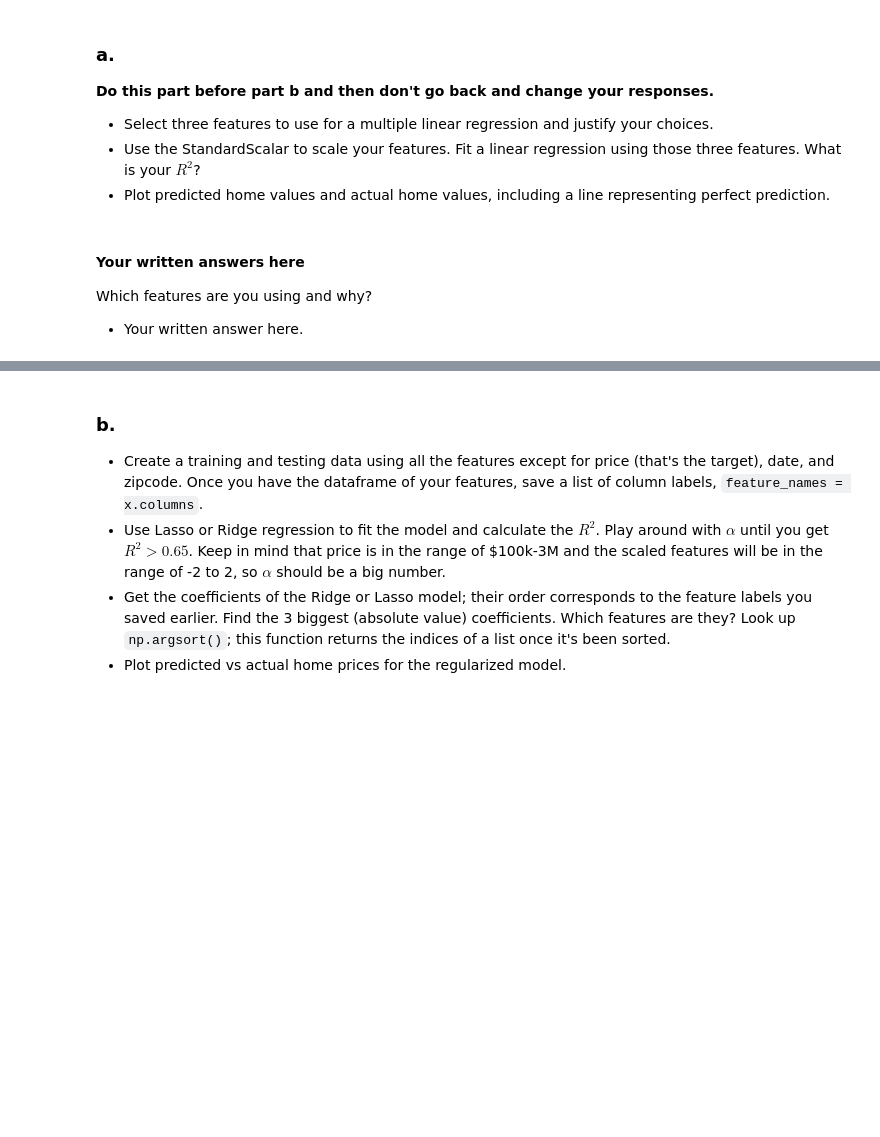
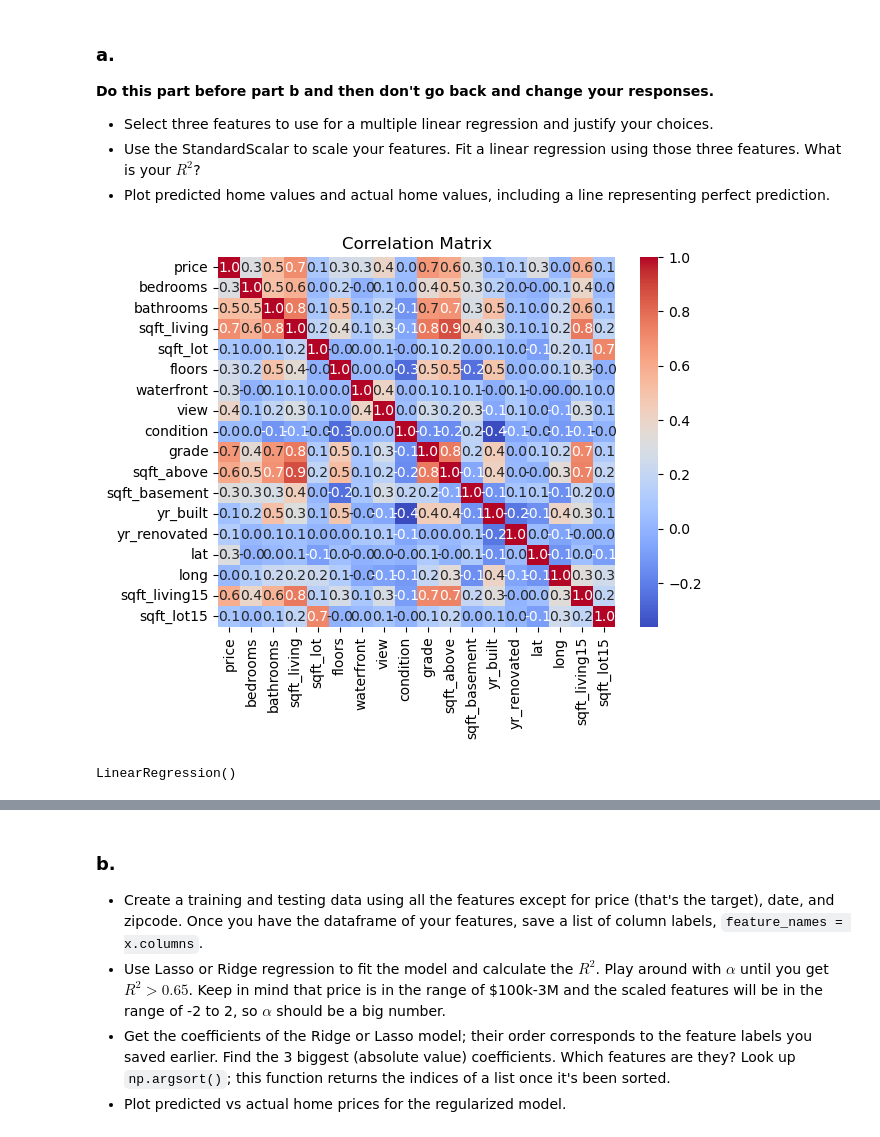
Before and after one commit to GettysburgDataScience/ps1-linear-regression-Saheedah20, a Jupyter notebook: PS1.ipynb, the cells around one changed output, grey strips where cells are left out. Saved outputs shown, nothing was run; the diff lists cells and outputs as text; code cells hidden in the pictures; blank space fills up the shorter version.

```diff
--- a/PS1.ipynb
+++ b/PS1.ipynb
@@ -265,5 +263,8 @@ sns.heatmap(corr_matrix, annot=True, fmt='.2f')
-# %% [markdown]
-#### Your written answers here
-Which features are you using and why?
-
- - Your written answer here.
+# %%
+corr = housing_df.corr()
+
+sns.heatmap(corr, annot=True, cmap='coolwarm', fmt='.1f')
+plt.title("Correlation Matrix")
+plt.show()
+# %% [output]
+[figure, added]
@@ -269,0 +277,13 @@ Which features are you using and why?
+# %%
+from sklearn.linear_model import LinearRegression
+
+ss = StandardScaler()
+ss.fit(X_train)
+
+X_train_scaled = ss.transform(X_train)
+X_test_scaled = ss.transform(X_test)
+
+model_linreg =  LinearRegression()
+model_linreg.fit(X_train_scaled, y_train)
+# %% [output]
+LinearRegression()
```
Also changed, not shown: parts of 10 cells of this notebook, 1 other file.
